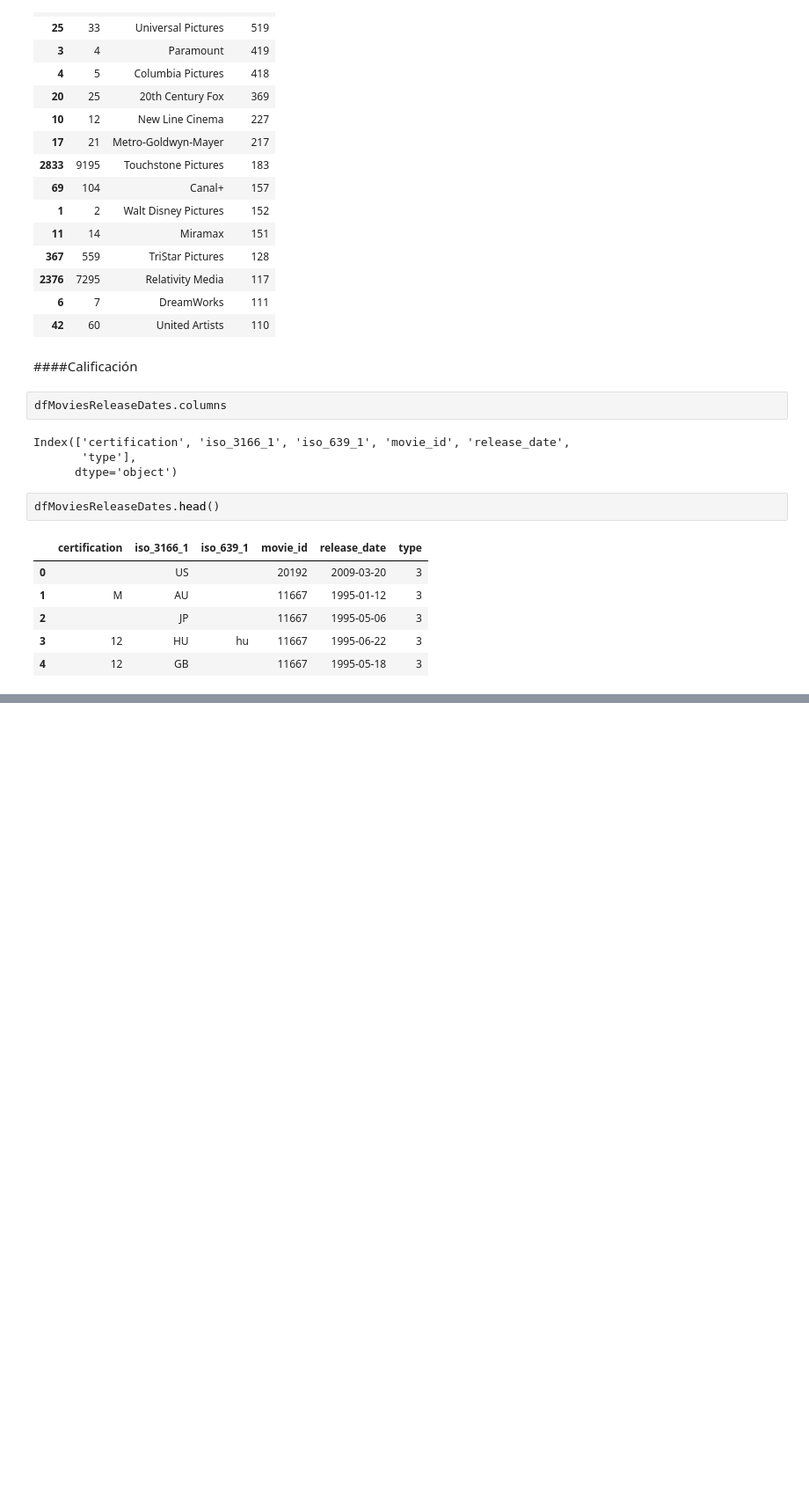
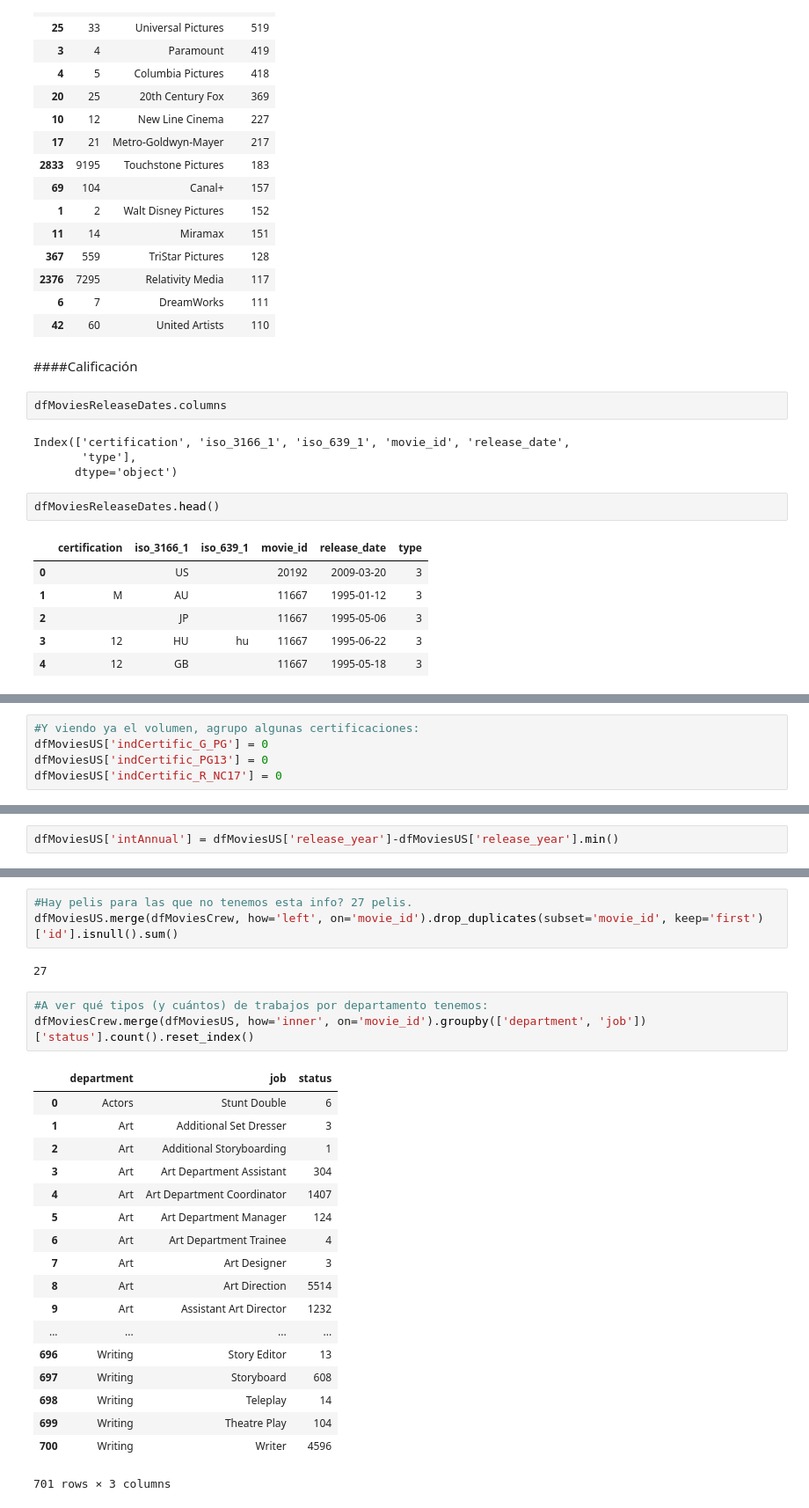
Before and after one commit to mandixbw/Cinema_KeysForSuccess, a Jupyter notebook: 08_Feature_Engineering.ipynb, the cells around one changed output, grey strips where cells are left out. Shown at 88% size. Cells and saved outputs as stored; diff of their text form; blank space fills up the shorter version.

```diff
--- a/08_Feature_Engineering.ipynb
+++ b/08_Feature_Engineering.ipynb
@@ -2159,0 +2174,5 @@ dfMoviesUS.merge(dfMoviesReleaseDates[dfMoviesReleaseDates['iso_3166_1']=='US'],
+# %%
+#Y viendo ya el volumen, agrupo algunas certificaciones:
+dfMoviesUS['indCertific_G_PG'] = 0
+dfMoviesUS['indCertific_PG13'] = 0
+dfMoviesUS['indCertific_R_NC17'] = 0
@@ -2159,0 +2212,2 @@ dfMoviesUS.merge(dfMoviesReleaseDates[dfMoviesReleaseDates['iso_3166_1']=='US'],
+# %%
+dfMoviesUS['intAnnual'] = dfMoviesUS['release_year']-dfMoviesUS['release_year'].min()
@@ -2159,0 +2237,27 @@ dfMoviesUS.merge(dfMoviesReleaseDates[dfMoviesReleaseDates['iso_3166_1']=='US'],
+# %%
+#Hay pelis para las que no tenemos esta info? 27 pelis.
+dfMoviesUS.merge(dfMoviesCrew, how='left', on='movie_id').drop_duplicates(subset='movie_id', keep='first')['id'].isnull().sum()
+# %% [output]
+27
+# %%
+#A ver qué tipos (y cuántos) de trabajos por departamento tenemos:
+dfMoviesCrew.merge(dfMoviesUS, how='inner', on='movie_id').groupby(['department', 'job'])['status'].count().reset_index()
+# %% [output]
+|  | department | job | status |
+| 0 | Actors | Stunt Double | 6 |
+| 1 | Art | Additional Set Dresser | 3 |
+| 2 | Art | Additional Storyboarding | 1 |
+| 3 | Art | Art Department Assistant | 304 |
+| 4 | Art | Art Department Coordinator | 1407 |
+| 5 | Art | Art Department Manager | 124 |
+| 6 | Art | Art Department Trainee | 4 |
+| 7 | Art | Art Designer | 3 |
+| 8 | Art | Art Direction | 5514 |
+| 9 | Art | Assistant Art Director | 1232 |
+| ... | ... | ... | ... |
+| 696 | Writing | Story Editor | 13 |
+| 697 | Writing | Storyboard | 608 |
+| 698 | Writing | Teleplay | 14 |
+| 699 | Writing | Theatre Play | 104 |
+| 700 | Writing | Writer | 4596 |
+701 rows × 3 columns
```
Also changed, not shown: parts of 61 cells of this notebook.
